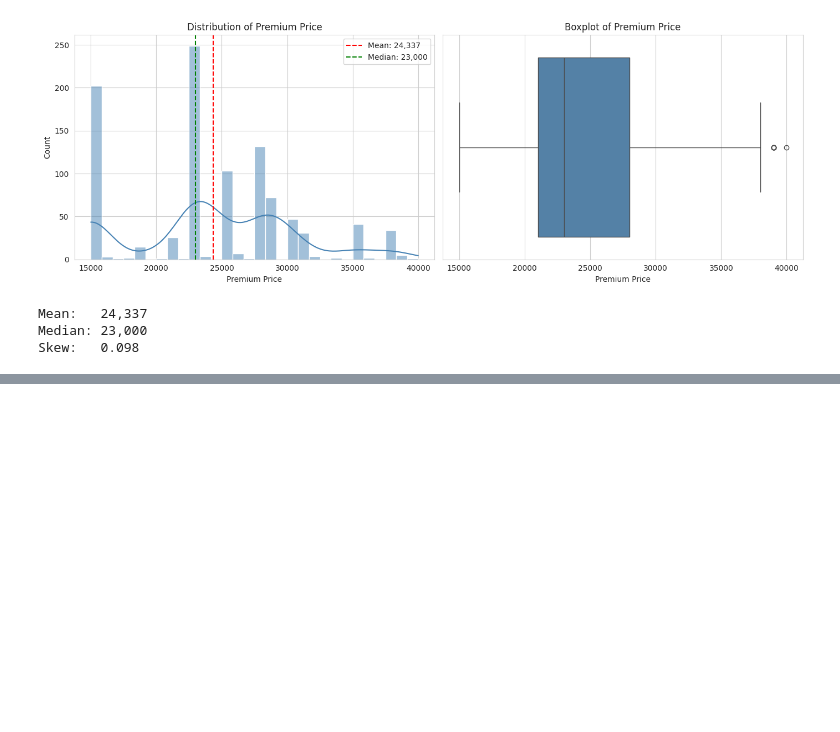
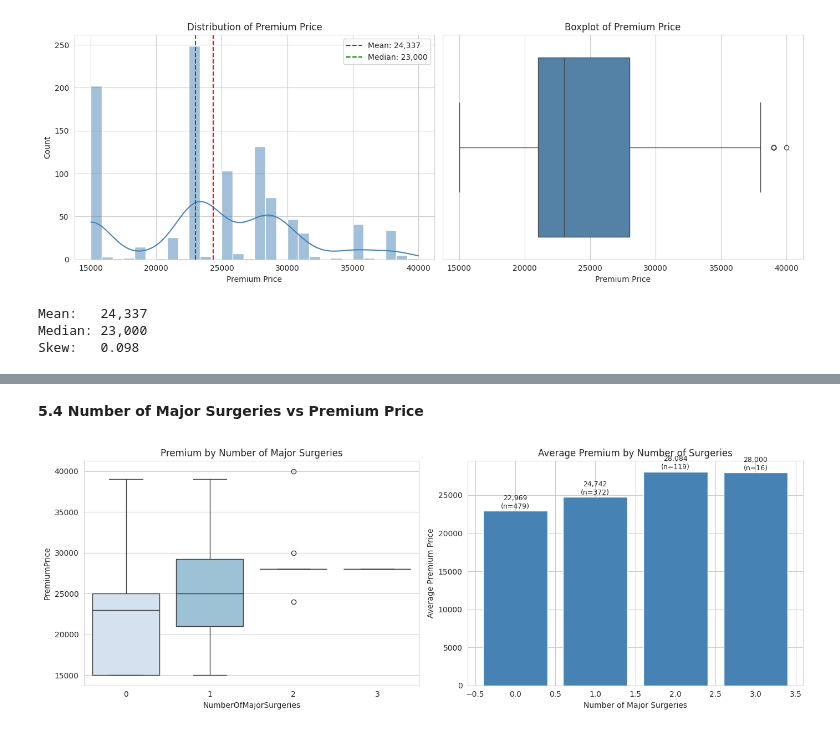
Before and after one commit to pallabiroyds/insurance-cost-prediction, a Jupyter notebook: notebooks/01_EDA_and_Visualization.ipynb, the cells around one changed output, grey strips where cells are left out. Cells and saved outputs as stored; diff of their text form; code cells hidden in the pictures; blank space fills up the shorter version.

```diff
--- a/notebooks/01_EDA_and_Visualization.ipynb
+++ b/notebooks/01_EDA_and_Visualization.ipynb
@@ -147,0 +229,24 @@ Skew:   0.098
+# %% [markdown]
+**5.4 Number of Major Surgeries vs Premium Price**
+# %%
+fig, axes = plt.subplots(1, 2, figsize=(14, 5))
+
+# Boxplot
+sns.boxplot(x='NumberOfMajorSurgeries', y='PremiumPrice', data=df, ax=axes[0], palette='Blues')
+axes[0].set_title('Premium by Number of Major Surgeries')
+
+# Mean premium per surgery count
+surgery_premium = df.groupby('NumberOfMajorSurgeries')['PremiumPrice'].agg(['mean', 'count'])
+bars = axes[1].bar(surgery_premium.index, surgery_premium['mean'], color='steelblue', edgecolor='white')
+axes[1].set_title('Average Premium by Number of Surgeries')
+axes[1].set_xlabel('Number of Major Surgeries')
+axes[1].set_ylabel('Average Premium Price')
+
+# Add mean and count labels
+for i, (mean, count) in enumerate(zip(surgery_premium['mean'], surgery_premium['count'])):
+    axes[1].text(i, mean + 300, f'{mean:,.0f}\n(n={count})', ha='center', fontsize=9)
+
+plt.tight_layout()
+plt.show()
+# %% [output]
+[figure, added]
```
Also changed, not shown: parts of 17 cells of this notebook.
